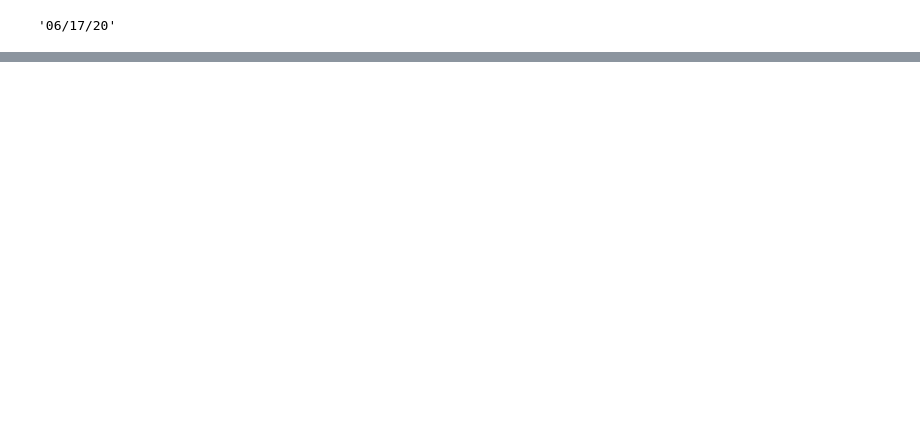
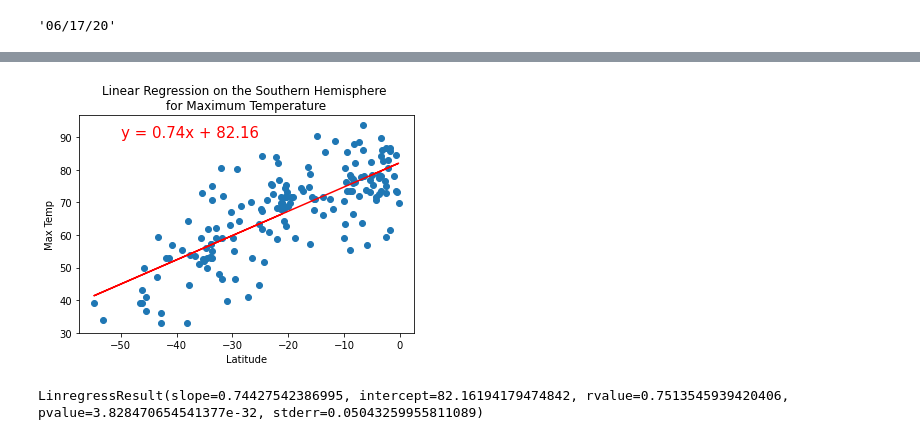
Before and after one commit to tienl/World_Weather_Analysis, a Jupyter notebook: WeatherPy.ipynb, the cells around one changed output, grey strips where cells are left out. Saved outputs shown, nothing was run; the diff lists cells and outputs as text; code cells hidden in the pictures; blank space fills up the shorter version.

```diff
--- a/WeatherPy.ipynb
+++ b/WeatherPy.ipynb
@@ -278,0 +333,12 @@ plt.show()
+# %%
+# Linear regression on the Southern Hemisphere Max Temp
+x_values = southern_hemi_df["Lat"]
+y_values = southern_hemi_df["Max Temp"]
+# Call the function.
+plot_linear_regression(x_values, y_values,
+                       'Linear Regression on the Southern Hemisphere \n'
+                       + 'for Maximum Temperature', 'Max Temp',(-50,90))
+linregress(x_values, y_values)
+# %% [output]
+[figure, added]
+LinregressResult(slope=0.74427542386995, intercept=82.16194179474842, rvalue=0.7513545939420406, pvalue=3.828470654541377e-32, stderr=0.05043259955811089)
```
Also changed, not shown: parts of 20 cells of this notebook, 5 other files.
